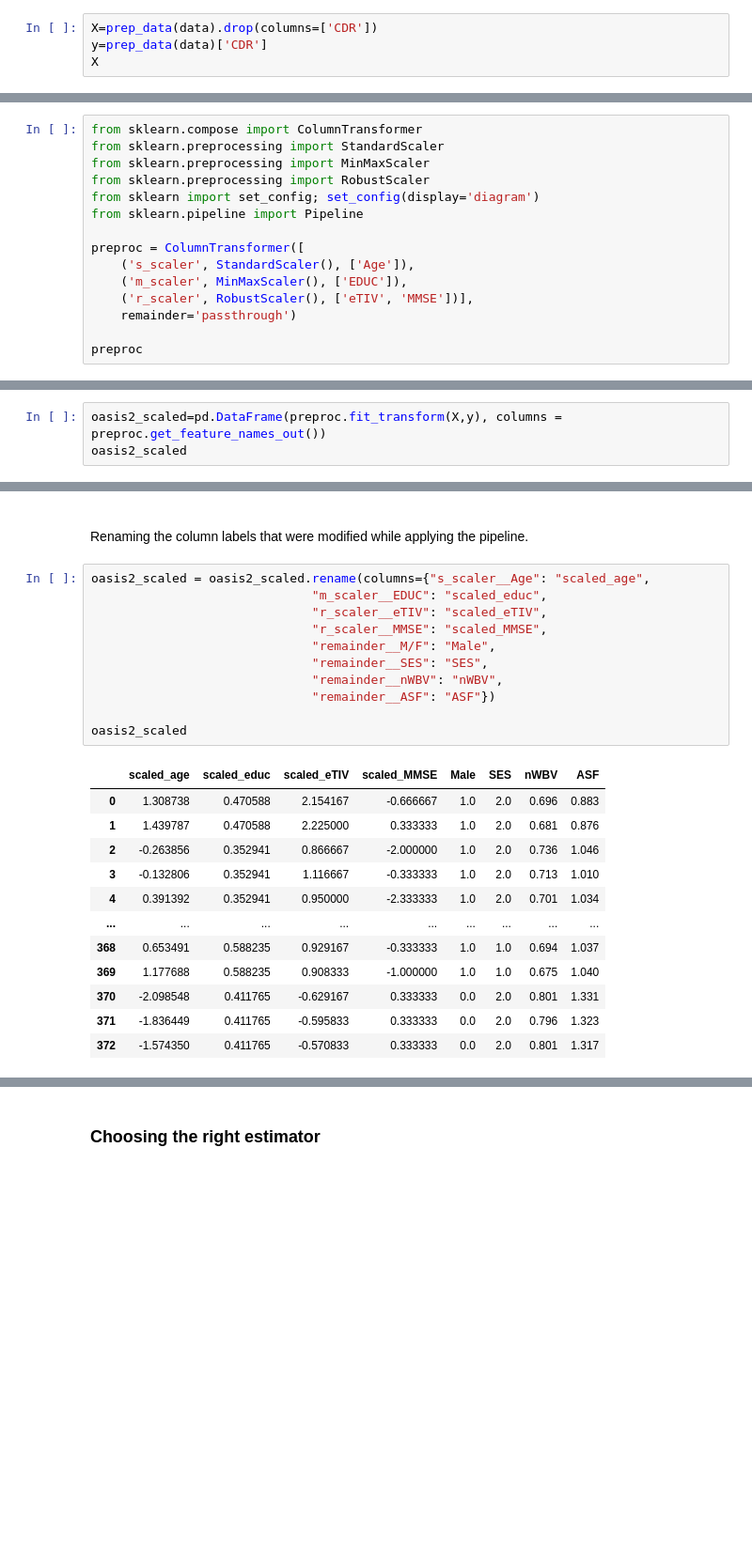
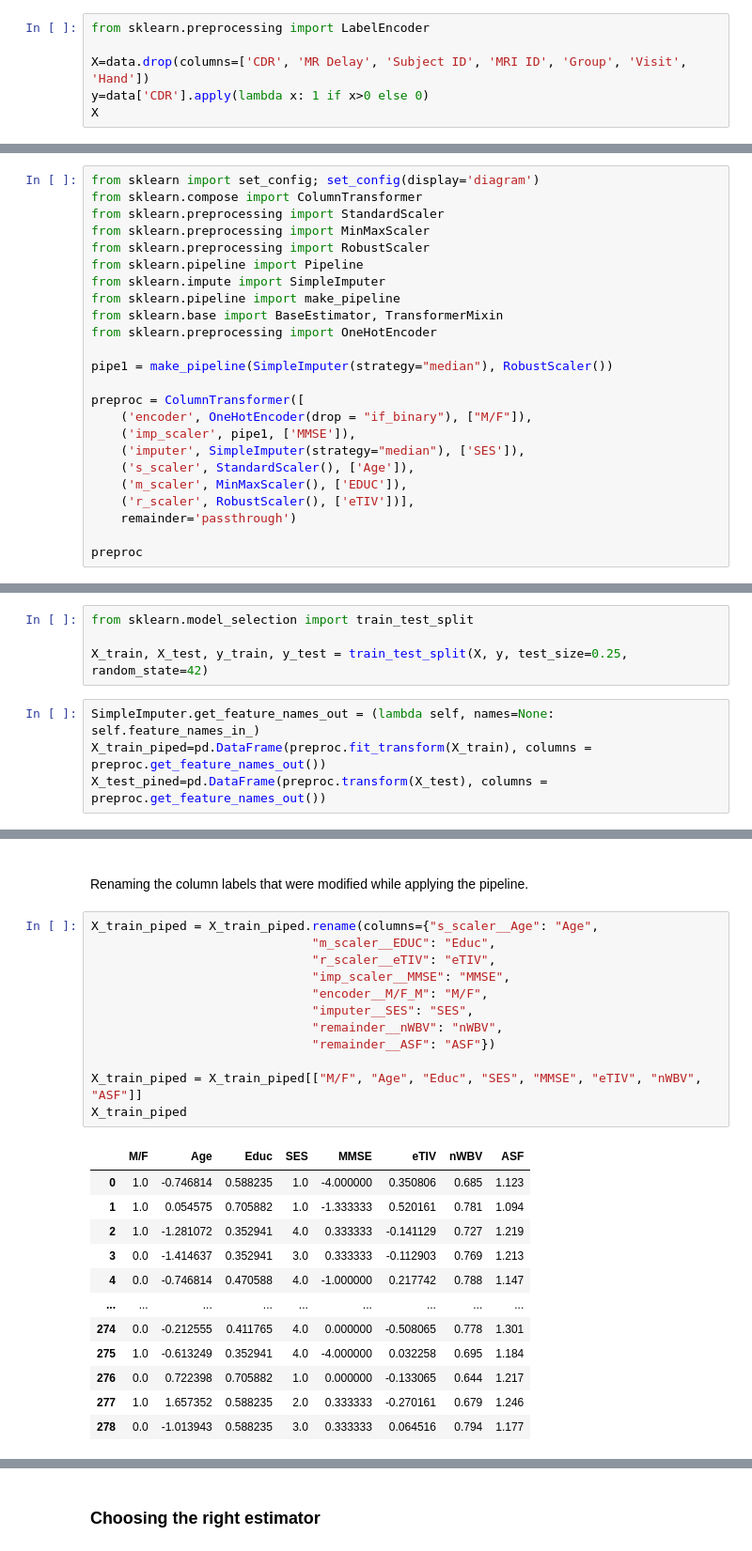
Before and after one commit to mkvph0ch/memobrain, a Jupyter notebook: notebooks/OAS2_prep.ipynb, the cells around one changed output, grey strips where cells are left out. Shown: that part at 94% size. Cells and saved outputs as stored; diff of their text form; blank space fills up the shorter version.

Commit message:
Oas 2 prep and pipeline

```diff
--- a/notebooks/OAS2_prep.ipynb
+++ b/notebooks/OAS2_prep.ipynb
@@ -60,8 +60,10 @@ def prep_data(data):
 # %% [markdown]
 Then we split the data into X features and the y target.
 # %%
-X=prep_data(data).drop(columns=['CDR'])
-y=prep_data(data)['CDR']
+from sklearn.preprocessing import LabelEncoder
+
+X=data.drop(columns=['CDR', 'MR Delay', 'Subject ID', 'MRI ID', 'Group', 'Visit', 'Hand'])
+y=data['CDR'].apply(lambda x: 1 if x>0 else 0)
 X
 # %% [output]
 |  | M/F | Age | EDUC | SES | MMSE | eTIV | nWBV | ASF |
@@ -128,17 +106,26 @@ importance_df.sort_values(by="score decrease", ascending = False)
 ### Pipeline
 We create a pipeline with all the transformations that will be applied to the data set, including scaling and encoding.
 # %%
+from sklearn import set_config; set_config(display='diagram')
 from sklearn.compose import ColumnTransformer
 from sklearn.preprocessing import StandardScaler
 from sklearn.preprocessing import MinMaxScaler
 from sklearn.preprocessing import RobustScaler
-from sklearn import set_config; set_config(display='diagram')
 from sklearn.pipeline import Pipeline
+from sklearn.impute import SimpleImputer
+from sklearn.pipeline import make_pipeline
+from sklearn.base import BaseEstimator, TransformerMixin
+from sklearn.preprocessing import OneHotEncoder
+
+pipe1 = make_pipeline(SimpleImputer(strategy="median"), RobustScaler())
 
 preproc = ColumnTransformer([
+    ('encoder', OneHotEncoder(drop = "if_binary"), ["M/F"]),
+    ('imp_scaler', pipe1, ['MMSE']),
+    ('imputer', SimpleImputer(strategy="median"), ['SES']),
     ('s_scaler', StandardScaler(), ['Age']),
     ('m_scaler', MinMaxScaler(), ['EDUC']),
-    ('r_scaler', RobustScaler(), ['eTIV', 'MMSE'])],
+    ('r_scaler', RobustScaler(), ['eTIV'])],
     remainder='passthrough')
 
 preproc
@@ -150,3 +149,8 @@ ColumnTransformer(remainder='passthrough',
+# %%
+from sklearn.model_selection import train_test_split
+
+X_train, X_test, y_train, y_test = train_test_split(X, y, test_size=0.25, random_state=42)
 # %%
-oasis2_scaled=pd.DataFrame(preproc.fit_transform(X,y), columns = preproc.get_feature_names_out())
-oasis2_scaled
+SimpleImputer.get_feature_names_out = (lambda self, names=None: self.feature_names_in_)
+X_train_piped=pd.DataFrame(preproc.fit_transform(X_train), columns = preproc.get_feature_names_out())
+X_test_pined=pd.DataFrame(preproc.transform(X_test), columns = preproc.get_feature_names_out())
@@ -168,26 +158,27 @@ oasis2_scaled
 \
 Renaming the column labels that were modified while applying the pipeline.
 # %%
-oasis2_scaled = oasis2_scaled.rename(columns={"s_scaler__Age": "scaled_age",
-                              "m_scaler__EDUC": "scaled_educ",
-                              "r_scaler__eTIV": "scaled_eTIV",
-                              "r_scaler__MMSE": "scaled_MMSE",
-                              "remainder__M/F": "Male",
-                              "remainder__SES": "SES",
+X_train_piped = X_train_piped.rename(columns={"s_scaler__Age": "Age",
+                              "m_scaler__EDUC": "Educ",
+                              "r_scaler__eTIV": "eTIV",
+                              "imp_scaler__MMSE": "MMSE",
+                              "encoder__M/F_M": "M/F",
+                              "imputer__SES": "SES",
                               "remainder__nWBV": "nWBV",
                               "remainder__ASF": "ASF"})
 
-oasis2_scaled
+X_train_piped = X_train_piped[["M/F", "Age", "Educ", "SES", "MMSE", "eTIV", "nWBV", "ASF"]]
+X_train_piped
 # %% [output]
-|  | scaled_age | scaled_educ | scaled_eTIV | scaled_MMSE | Male | SES | nWBV | ASF |
-| 0 | 1.308738 | 0.470588 | 2.154167 | -0.666667 | 1.0 | 2.0 | 0.696 | 0.883 |
-| 1 | 1.439787 | 0.470588 | 2.225000 | 0.333333 | 1.0 | 2.0 | 0.681 | 0.876 |
-| 2 | -0.263856 | 0.352941 | 0.866667 | -2.000000 | 1.0 | 2.0 | 0.736 | 1.046 |
-| 3 | -0.132806 | 0.352941 | 1.116667 | -0.333333 | 1.0 | 2.0 | 0.713 | 1.010 |
-| 4 | 0.391392 | 0.352941 | 0.950000 | -2.333333 | 1.0 | 2.0 | 0.701 | 1.034 |
+|  | M/F | Age | Educ | SES | MMSE | eTIV | nWBV | ASF |
+| 0 | 1.0 | -0.746814 | 0.588235 | 1.0 | -4.000000 | 0.350806 | 0.685 | 1.123 |
+| 1 | 1.0 | 0.054575 | 0.705882 | 1.0 | -1.333333 | 0.520161 | 0.781 | 1.094 |
+| 2 | 1.0 | -1.281072 | 0.352941 | 4.0 | 0.333333 | -0.141129 | 0.727 | 1.219 |
+| 3 | 0.0 | -1.414637 | 0.352941 | 3.0 | 0.333333 | -0.112903 | 0.769 | 1.213 |
+| 4 | 0.0 | -0.746814 | 0.470588 | 4.0 | -1.000000 | 0.217742 | 0.788 | 1.147 |
 | ... | ... | ... | ... | ... | ... | ... | ... | ... |
-| 368 | 0.653491 | 0.588235 | 0.929167 | -0.333333 | 1.0 | 1.0 | 0.694 | 1.037 |
-| 369 | 1.177688 | 0.588235 | 0.908333 | -1.000000 | 1.0 | 1.0 | 0.675 | 1.040 |
-| 370 | -2.098548 | 0.411765 | -0.629167 | 0.333333 | 0.0 | 2.0 | 0.801 | 1.331 |
-| 371 | -1.836449 | 0.411765 | -0.595833 | 0.333333 | 0.0 | 2.0 | 0.796 | 1.323 |
-| 372 | -1.574350 | 0.411765 | -0.570833 | 0.333333 | 0.0 | 2.0 | 0.801 | 1.317 |
+| 274 | 0.0 | -0.212555 | 0.411765 | 4.0 | 0.000000 | -0.508065 | 0.778 | 1.301 |
+| 275 | 1.0 | -0.613249 | 0.352941 | 4.0 | -4.000000 | 0.032258 | 0.695 | 1.184 |
+| 276 | 0.0 | 0.722398 | 0.705882 | 1.0 | 0.000000 | -0.133065 | 0.644 | 1.217 |
+| 277 | 1.0 | 1.657352 | 0.588235 | 2.0 | 0.333333 | -0.270161 | 0.679 | 1.246 |
+| 278 | 0.0 | -1.013943 | 0.588235 | 3.0 | 0.333333 | 0.064516 | 0.794 | 1.177 |
```
Also changed, not shown: parts of 72 cells of this notebook.
